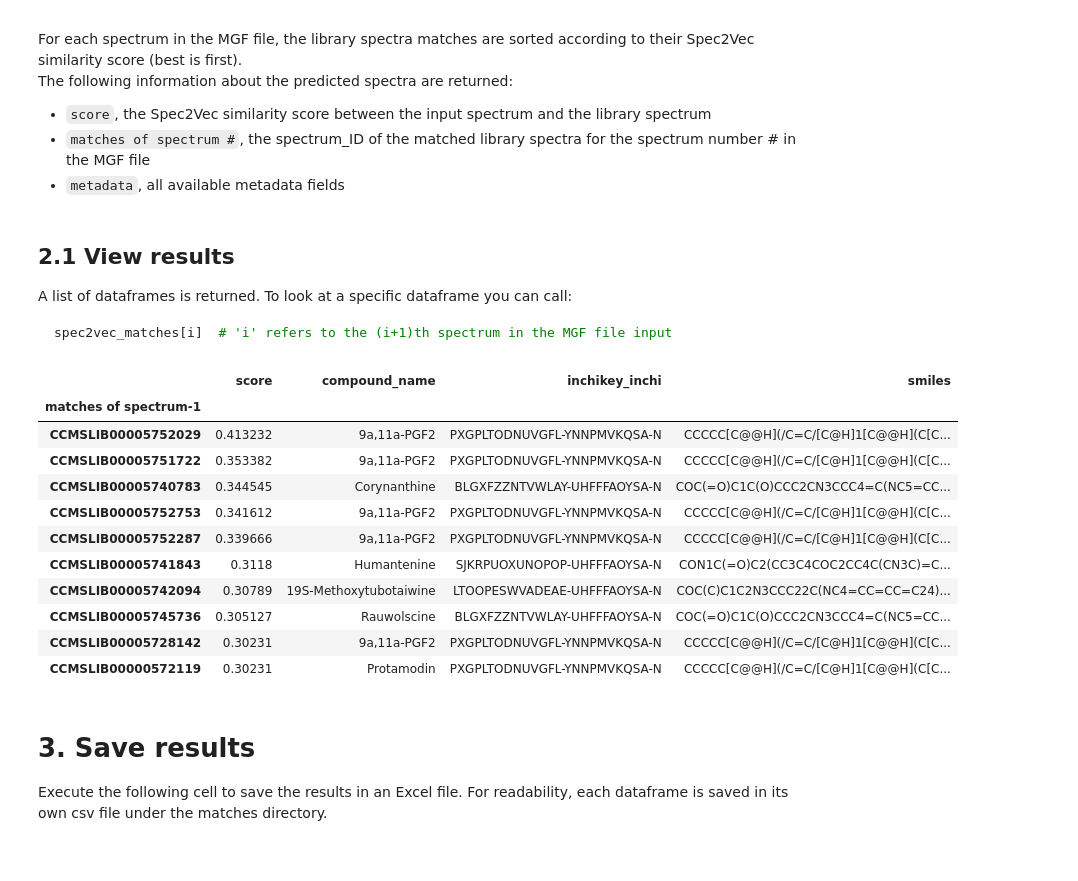
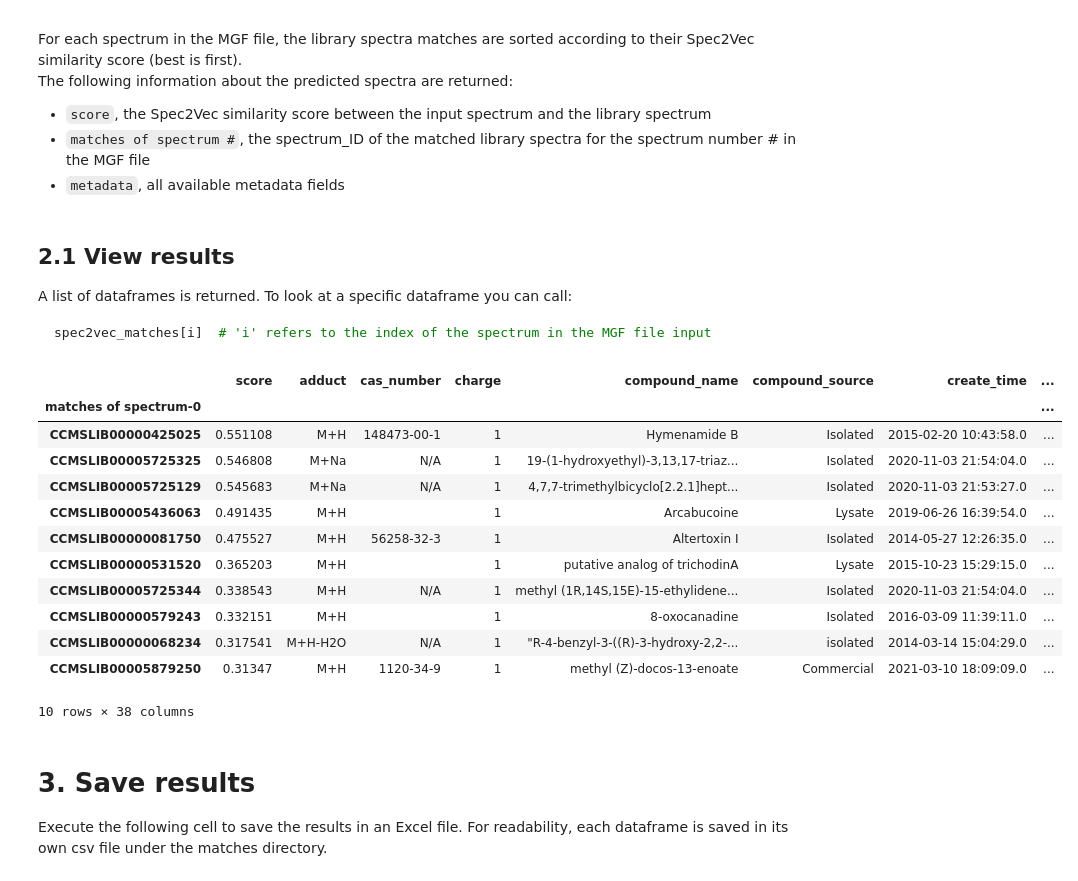
Before and after one commit to omigami/omigami, a Jupyter notebook: notebooks/spec2vec/tutorial.ipynb, the cells around one changed output. Cells and saved outputs as stored; diff of their text form; code cells hidden in the pictures.

````diff
--- a/notebooks/spec2vec/tutorial.ipynb
+++ b/notebooks/spec2vec/tutorial.ipynb
@@ -59,35 +61,36 @@ The following information about the predicted spectra are returned:
 from omigami.spectra_matching import Spec2Vec
 # %%
 # Initialize the client
-spec2vec = Spec2Vec()
+client = Spec2Vec()
 # %%
 # Run Spec2Vec library search
-spectra_matches = spec2vec.match_spectra(
+spectra_matches = client.match_spectra(
     path_to_mgf,
     n_best=10,
-    ion_mode="negative"
+    ion_mode="positive"
 )
 # %% [markdown]
 ## 2.1 View results
 A list of dataframes is returned. To look at a specific dataframe you can call:
 ```python
-spec2vec_matches[i]  # 'i' refers to the (i+1)th spectrum in the MGF file input
+spec2vec_matches[i]  # 'i' refers to the index of the spectrum in the MGF file input
 ```
 # %%
-spectra_matches[1]
+spectra_matches[0]
 # %% [output]
-|  | score | compound_name | inchikey_inchi | smiles |
-| matches of spectrum-1 |  |  |  |  |
-| CCMSLIB00005752029 | 0.413232 | 9a,11a-PGF2 | PXGPLTODNUVGFL-YNNPMVKQSA-N | CCCCC[C@@H](/C=C/[C@H]1[C@@H](C[C... |
-| CCMSLIB00005751722 | 0.353382 | 9a,11a-PGF2 | PXGPLTODNUVGFL-YNNPMVKQSA-N | CCCCC[C@@H](/C=C/[C@H]1[C@@H](C[C... |
-| CCMSLIB00005740783 | 0.344545 | Corynanthine | BLGXFZZNTVWLAY-UHFFFAOYSA-N | COC(=O)C1C(O)CCC2CN3CCC4=C(NC5=CC... |
-| CCMSLIB00005752753 | 0.341612 | 9a,11a-PGF2 | PXGPLTODNUVGFL-YNNPMVKQSA-N | CCCCC[C@@H](/C=C/[C@H]1[C@@H](C[C... |
-| CCMSLIB00005752287 | 0.339666 | 9a,11a-PGF2 | PXGPLTODNUVGFL-YNNPMVKQSA-N | CCCCC[C@@H](/C=C/[C@H]1[C@@H](C[C... |
-| CCMSLIB00005741843 | 0.3118 | Humantenine | SJKRPUOXUNOPOP-UHFFFAOYSA-N | CON1C(=O)C2(CC3C4COC2CC4C(CN3C)=C... |
-| CCMSLIB00005742094 | 0.30789 | 19S-Methoxytubotaiwine | LTOOPESWVADEAE-UHFFFAOYSA-N | COC(C)C1C2N3CCC22C(NC4=CC=CC=C24)... |
-| CCMSLIB00005745736 | 0.305127 | Rauwolscine | BLGXFZZNTVWLAY-UHFFFAOYSA-N | COC(=O)C1C(O)CCC2CN3CCC4=C(NC5=CC... |
-| CCMSLIB00005728142 | 0.30231 | 9a,11a-PGF2 | PXGPLTODNUVGFL-YNNPMVKQSA-N | CCCCC[C@@H](/C=C/[C@H]1[C@@H](C[C... |
-| CCMSLIB00000572119 | 0.30231 | Protamodin | PXGPLTODNUVGFL-YNNPMVKQSA-N | CCCCC[C@@H](/C=C/[C@H]1[C@@H](C[C... |
+|  | score | adduct | cas_number | charge | compound_name | compound_source | create_time | ... |
+| matches of spectrum-0 |  |  |  |  |  |  |  | ... |
+| CCMSLIB00000425025 | 0.551108 | M+H | 148473-00-1 | 1 | Hymenamide B | Isolated | 2015-02-20 10:43:58.0 | ... |
+| CCMSLIB00005725325 | 0.546808 | M+Na | N/A | 1 | 19-(1-hydroxyethyl)-3,13,17-triaz... | Isolated | 2020-11-03 21:54:04.0 | ... |
+| CCMSLIB00005725129 | 0.545683 | M+Na | N/A | 1 | 4,7,7-trimethylbicyclo[2.2.1]hept... | Isolated | 2020-11-03 21:53:27.0 | ... |
+| CCMSLIB00005436063 | 0.491435 | M+H |  | 1 | Arcabucoine | Lysate | 2019-06-26 16:39:54.0 | ... |
+| CCMSLIB00000081750 | 0.475527 | M+H | 56258-32-3 | 1 | Altertoxin I | Isolated | 2014-05-27 12:26:35.0 | ... |
+| CCMSLIB00000531520 | 0.365203 | M+H |  | 1 | putative analog of trichodinA | Lysate | 2015-10-23 15:29:15.0 | ... |
+| CCMSLIB00005725344 | 0.338543 | M+H | N/A | 1 | methyl (1R,14S,15E)-15-ethylidene... | Isolated | 2020-11-03 21:54:04.0 | ... |
+| CCMSLIB00000579243 | 0.332151 | M+H |  | 1 | 8-oxocanadine | Isolated | 2016-03-09 11:39:11.0 | ... |
+| CCMSLIB00000068234 | 0.317541 | M+H-H2O | N/A | 1 | "R-4-benzyl-3-((R)-3-hydroxy-2,2-... | isolated | 2014-03-14 15:04:29.0 | ... |
+| CCMSLIB00005879250 | 0.31347 | M+H | 1120-34-9 | 1 | methyl (Z)-docos-13-enoate | Commercial | 2021-03-10 18:09:09.0 | ... |
+10 rows × 38 columns
 # %% [markdown]
 # 3. Save results
 
````
Also changed, not shown: parts of 8 cells of this notebook.
